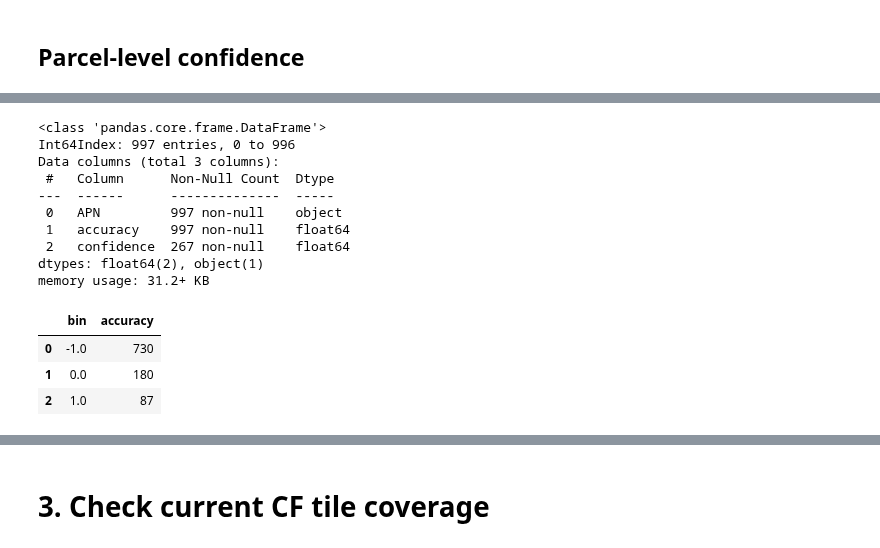
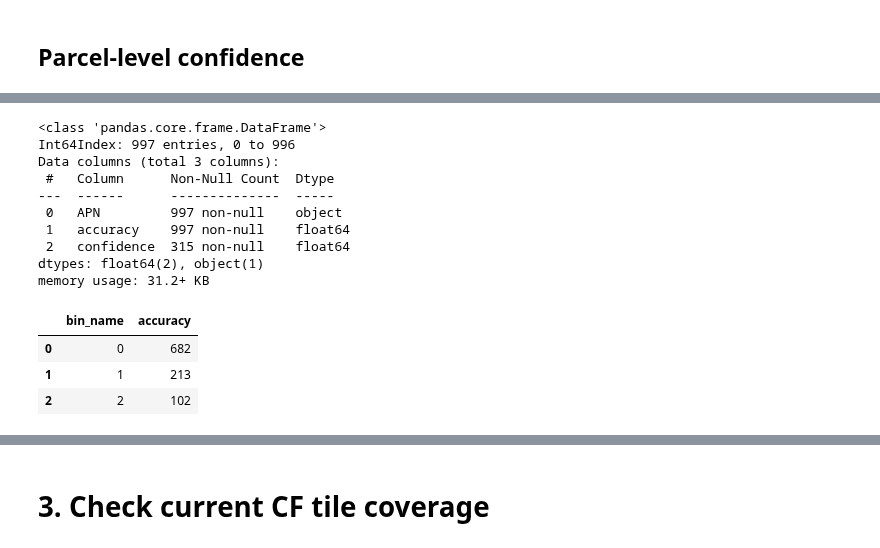
Before and after one commit to reglab/rgb-footprint-extract, a Jupyter notebook: naip_process/Pop-Estimates-Exploratory.ipynb, the cells around one changed output, grey strips where cells are left out. Saved outputs shown, nothing was run; the diff lists cells and outputs as text; code cells hidden in the pictures.

```diff
--- a/naip_process/Pop-Estimates-Exploratory.ipynb
+++ b/naip_process/Pop-Estimates-Exploratory.ipynb
@@ -318,6 +320,8 @@ for year in ['2016', '2020']:
 # Get building-level precision
 for year in ['2016', '2020']:
     builds = CF_buildings[year].copy()
+    builds['build_conf'] = builds['build_conf'].astype('float')
+
     cf_labels = CF_LABELS.loc[CF_LABELS['year'] == int(year)].copy()
 
     # Filter for small buildings (have to use area here as well)
@@ -328,7 +332,7 @@ for year in ['2016', '2020']:
     # Join with CF annotations
     builds = builds.sjoin(cf_labels[['geometry']], how='left', predicate='intersects')
 
-    # Assin building level-ground truth variable
+    # Assign building level-ground truth variable
     builds['true_positive'] = ~builds['index_right'].isna()
 
     CF_buildings[year] = builds
@@ -353,6 +357,7 @@ plt.show()
 # %%
 # Plot average precision
 for year in ['2016', '2020']:
-    sns.barplot(avg_precision[year], x='bin', y='true_positive')
+    ax = sns.barplot(avg_precision[year], x='bin', y='true_positive')
+    ax.set(xlabel='Building-level confidence bin', ylabel='Precision')
     plt.show()
 # %% [output]
@@ -477,7 +485,7 @@ Data columns (total 3 columns):
 ---  ------      --------------  -----
  0   APN         997 non-null    object
  1   accuracy    997 non-null    float64
- 2   confidence  267 non-null    float64
+ 2   confidence  315 non-null    float64
 dtypes: float64(2), object(1)
 memory usage: 31.2+ KB
 # %%
@@ -489,4 +497,6 @@ parcel_accuracy['bin'] = pd.cut(parcel_accuracy['confidence'], bins=2, labels=Fa
 
 parcel_accuracy['bin'] = parcel_accuracy['bin'].fillna(value= -1)
 
-avg_accuracy = parcel_accuracy.groupby('bin')['accuracy', 'confidence'].mean().reset_index()
+parcel_accuracy['bin_name'] = parcel_accuracy['bin'].apply(
+    lambda bin: '0' if bin == -1 else '1' if bin == 0 else '2'
+)
@@ -493,7 +505,7 @@ avg_accuracy = parcel_accuracy.groupby('bin')['accuracy', 'confidence'].mean().r
 # %%
-parcel_accuracy.groupby('bin')['accuracy'].count().reset_index()
+parcel_accuracy.groupby('bin_name')['accuracy'].count().reset_index()
 # %% [output]
-|  | bin | accuracy |
-| 0 | -1.0 | 730 |
-| 1 | 0.0 | 180 |
-| 2 | 1.0 | 87 |
+|  | bin_name | accuracy |
+| 0 | 0 | 682 |
+| 1 | 1 | 213 |
+| 2 | 2 | 102 |
```
Also changed, not shown: parts of 20 cells of this notebook, 4 other files.
